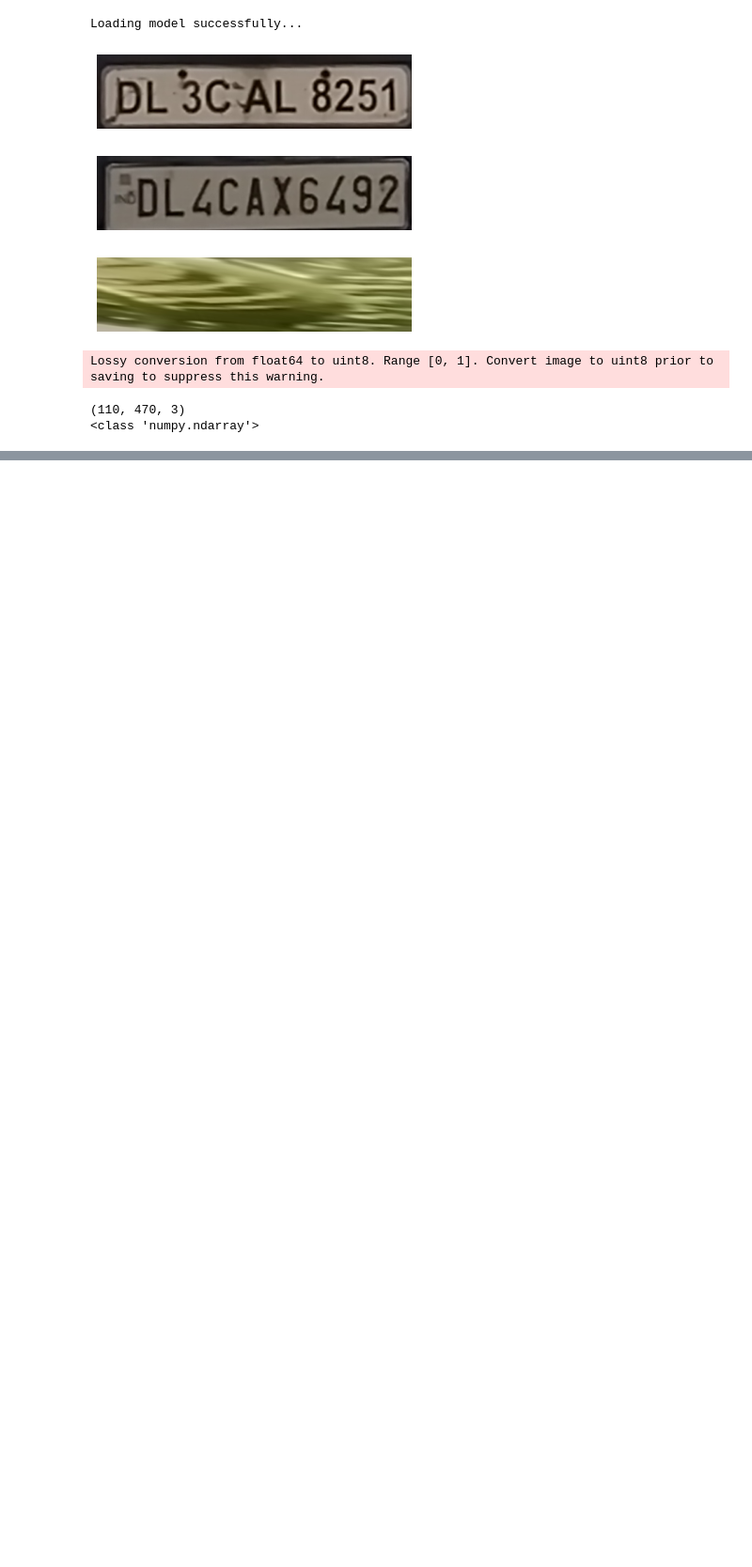
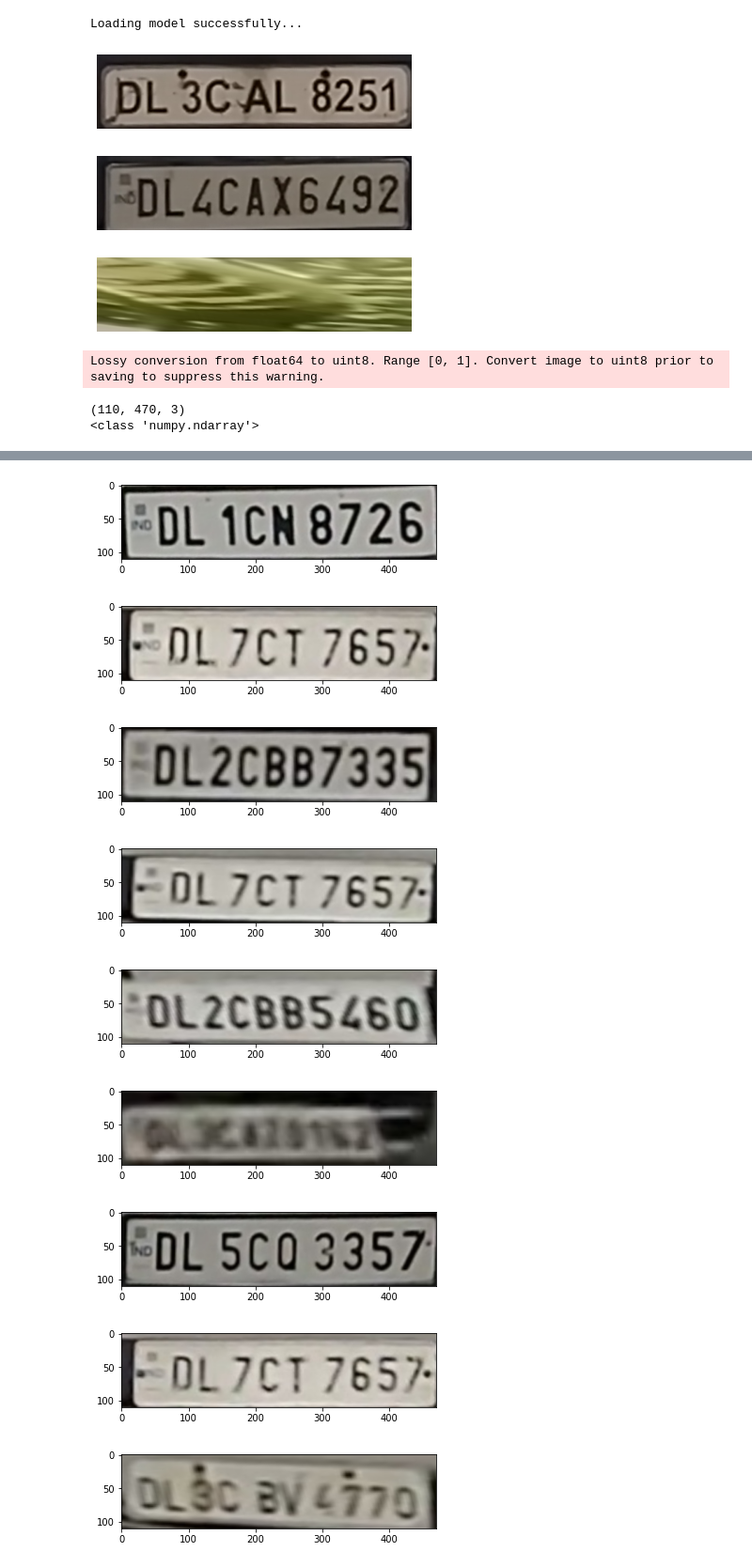
Before and after one commit to Coder-RG/Vehicle_surveillance, a Jupyter notebook: model/Untitled.ipynb, the cells around one changed output, grey strips where cells are left out. Shown at 94% size. Cells and saved outputs as stored; diff of their text form; code cells hidden in the pictures; blank space fills up the shorter version.

```diff
--- a/model/Untitled.ipynb
+++ b/model/Untitled.ipynb
@@ -81,7 +81,7 @@ Lossy conversion from float64 to uint8. Range [0, 1]. Convert image to uint8 pri
 #NANONETS
 # model_id = os.environ.get('NANONETS_MODEL_ID')
 # api_key = os.environ.get('NANONETS_API_KEY')
-
+import requests
 model_id = "7ed7a301-a1f4-4569-a64e-ada51a943af3"
 api_key = "8L-9tbv6fKmyptHc8ZJ9DYDv8loZwYyw"
 # image_path = sys.argv[1]
@@ -90,7 +90,7 @@ url = 'https://app.nanonets.com/api/v2/ObjectDetection/Model/' + model_id + '/La
 
 # open(image_path, 'rb')
 # for i in LpImg:
-data = {'file': open('lp.jpeg', 'rb'),    'modelId': ('', model_id)}
+data = {'file': open('plates/LP14.png', 'rb'),    'modelId': ('', model_id)}
 
 response = requests.post(url, auth=requests.auth.HTTPBasicAuth(api_key, ''), files=data)
 
@@ -99,0 +100,3 @@ print(response.text)
+# %%
+import json
+y = json.loads(response.text)
@@ -99,0 +107,10 @@ print(response.text)
+# %%
+import os.path
+for i in os.listdir("plates/"):
+    data = {'file': open(os.path.join("plates/",i), 'rb'),    'modelId': ('', model_id)}
+    response = requests.post(url, auth=requests.auth.HTTPBasicAuth(api_key, ''), files=data)
+    try:
+        y = json.loads(response.text)
+        print(f"{i}: ",y['result'][0]['prediction'][0]['ocr_text'])
+    except:
+        print("Error: {}".format(i))
@@ -99,0 +131,20 @@ print(response.text)
+# %%
+import matplotlib.pyplot as plt
+import matplotlib.image as mpimg
+lst = ["plates/LP12.png", "plates/LP41.png", "plates/LP1.png", "plates/LP7.png",
+      "plates/LP18.png", "plates/LP3.png", "plates/LP5.png", "plates/LP23.png", "plates/LP13.png", "plates/LP8.png",
+      "plates/LP38.png", "plates/LP2.png"]
+for i in lst:
+    img = mpimg.imread(i)
+    imgplot = plt.imshow(img)
+    plt.show()
+# %% [output]
+[figure, added]
+[figure, added]
+[figure, added]
+[figure, added]
+[figure, added]
+[figure, added]
+[figure, added]
+[figure, added]
+[figure, added]
```
Also changed, not shown: parts of 6 cells of this notebook.
